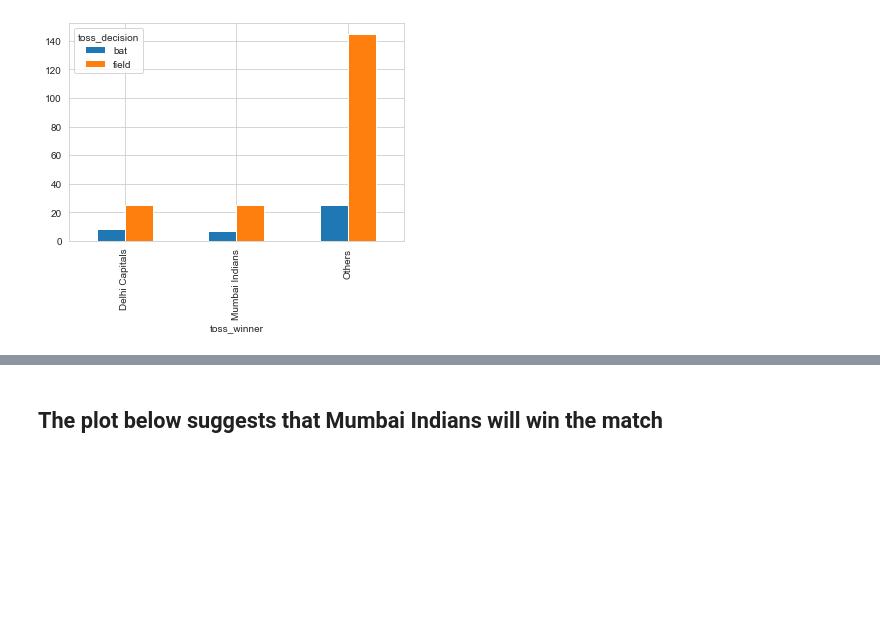
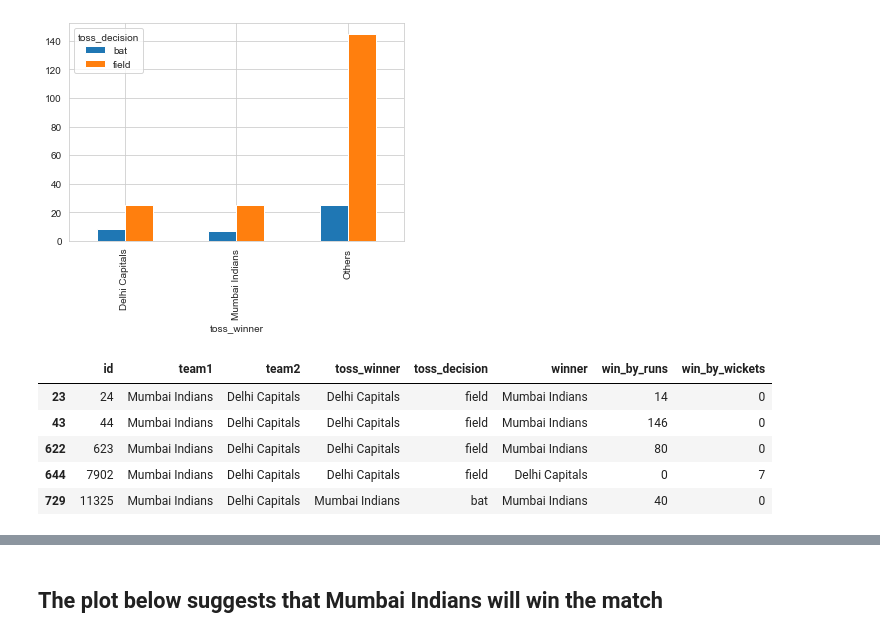
Before and after one commit to bhaskar-29/Widhya, a Jupyter notebook: 10 Oct.ipynb, the cells around one changed output, grey strips where cells are left out. Cells and saved outputs as stored; diff of their text form; code cells hidden in the pictures; blank space fills up the shorter version.

```diff
--- a/10 Oct.ipynb
+++ b/10 Oct.ipynb
@@ -108,4 +89,14 @@ pd.crosstab(matches1.toss_winner, matches1.toss_decision).plot(kind='bar')
 # %% [output]
 <matplotlib.axes._subplots.AxesSubplot at 0x...>
 [figure]
+# %%
+today_match = pd.concat([matches1[(matches1.team1 == team_1) & (matches1.team2 == team_2)], matches1[(matches1.team1 == team_2) & (matches1.team2 == team_1)]])
+today_match.head()
+# %% [output]
+|  | id | team1 | team2 | toss_winner | toss_decision | winner | win_by_runs | win_by_wickets |
+| 23 | 24 | Mumbai Indians | Delhi Capitals | Delhi Capitals | field | Mumbai Indians | 14 | 0 |
+| 43 | 44 | Mumbai Indians | Delhi Capitals | Delhi Capitals | field | Mumbai Indians | 146 | 0 |
+| 622 | 623 | Mumbai Indians | Delhi Capitals | Delhi Capitals | field | Mumbai Indians | 80 | 0 |
+| 644 | 7902 | Mumbai Indians | Delhi Capitals | Delhi Capitals | field | Delhi Capitals | 0 | 7 |
+| 729 | 11325 | Mumbai Indians | Delhi Capitals | Mumbai Indians | bat | Mumbai Indians | 40 | 0 |
 # %% [markdown]
```
Also changed, not shown: parts of 19 cells of this notebook.
